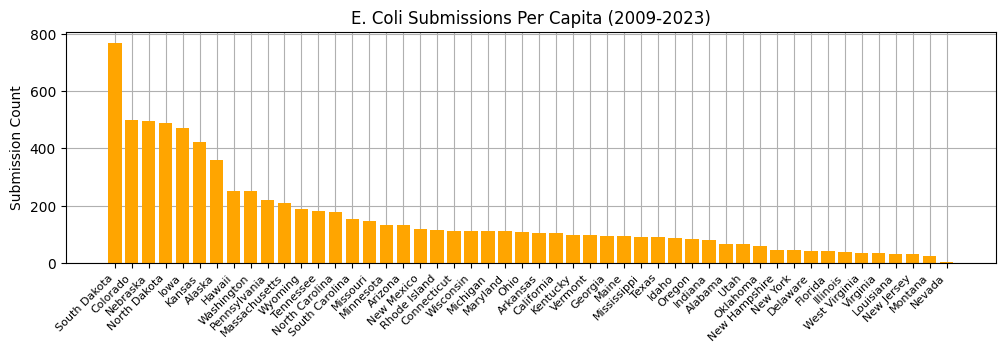
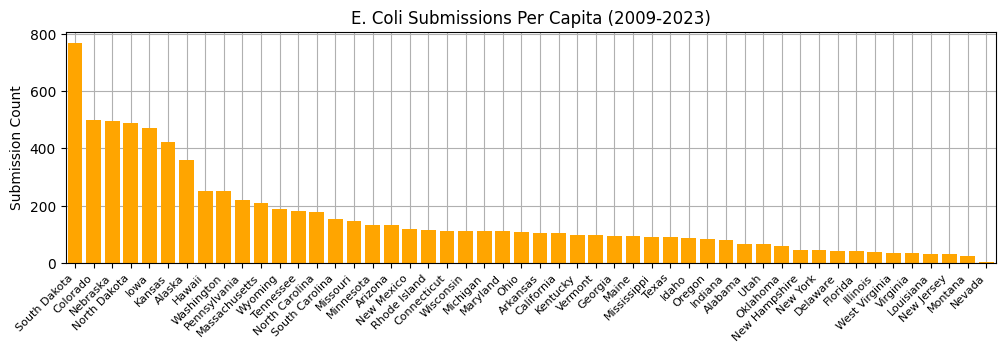
Unified diff of the notebook cell whose output changed from the first chart to the second:
--- before
+++ after
@@ -7,4 +7,5 @@
 plt.gca().set_axisbelow(True)
 plt.grid(axis='both')
+plt.xlim(-0.5, len(df1_states) - 0.5)
 plt.ylabel('Submission Count')
 plt.xticks(rotation=45, ha='right', fontsize=8)
@@ -17,4 +18,5 @@
 plt.gca().set_axisbelow(True)
 plt.grid(axis='both')
+plt.xlim(-0.5, len(df2_states) - 0.5)
 plt.ylabel('Submission Count')
 plt.xticks(rotation=45, ha='right', fontsize=8)

Commit: bar graphs zero